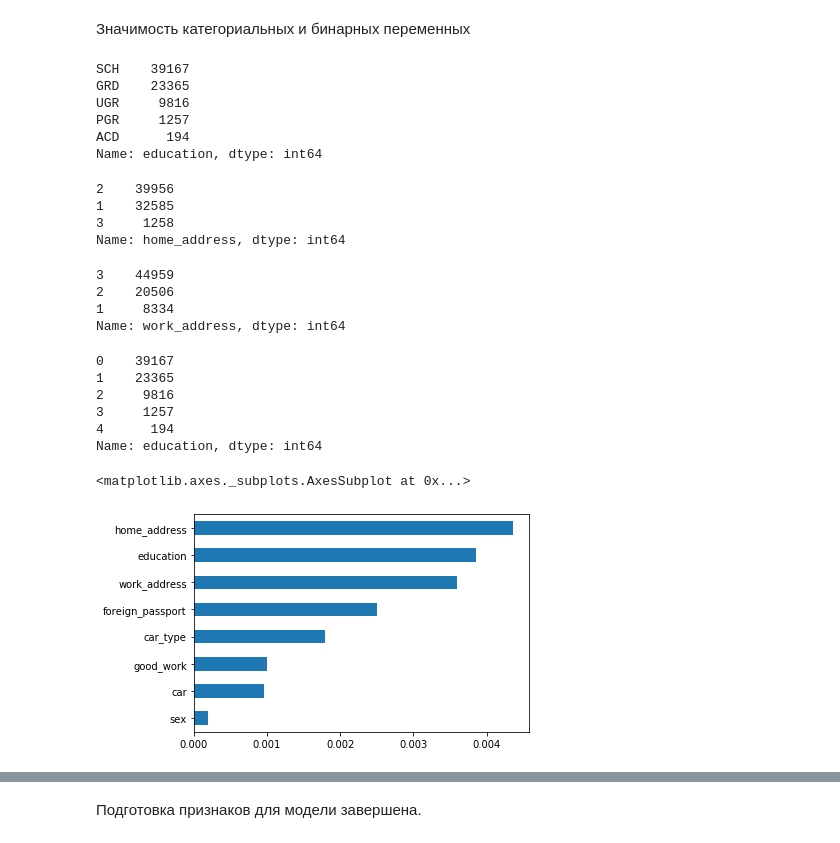
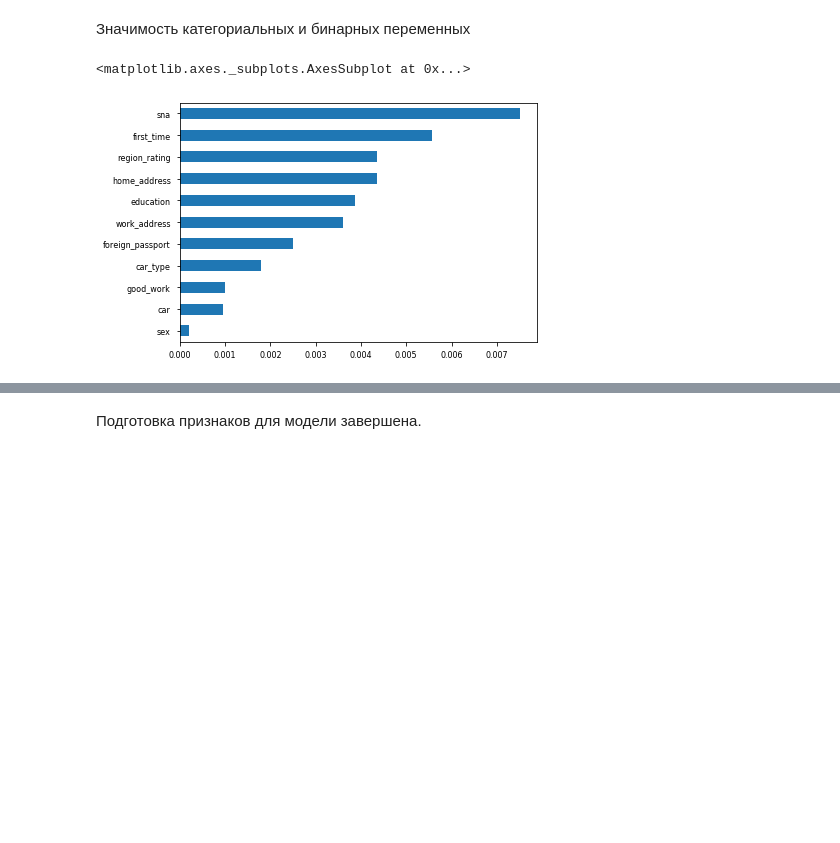
Before and after one commit to greg-kan/skillfactory_rds, a Jupyter notebook: module_4/kaggle_Module4_Computer_says_no.ipynb, the cells around one changed output, grey strips where cells are left out. Cells and saved outputs as stored; diff of their text form; code cells hidden in the pictures; blank space fills up the shorter version.

```diff
--- a/module_4/kaggle_Module4_Computer_says_no.ipynb
+++ b/module_4/kaggle_Module4_Computer_says_no.ipynb
@@ -252,0 +246,2 @@ df[num_cols].corr().abs()
+# %%
+df['income'] = np.log(df['income'])
@@ -264,7 +292,7 @@ imp_num.plot(kind = 'barh')
 # %%
 label_encoder = LabelEncoder()
 
-mapped_education = pd.Series(label_encoder.fit_transform(df['sex']))
+mapped_sex = pd.Series(label_encoder.fit_transform(df['sex']))
 print(dict(enumerate(label_encoder.classes_)))
 # %% [output]
 {0: 'F', 1: 'M'}
@@ -287,0 +318,2 @@ df.head()
+# %%
+cat_cols = ['education', 'home_address', 'work_address', 'region_rating', 'sna', 'first_time']
@@ -288,27 +404,2 @@ df.head()
 # %% [markdown]
 Значимость категориальных и бинарных переменных
-# %%
-cat_cols = ['education', 'home_address', 'work_address']
-# %%
-df.education.value_counts()
-# %% [output]
-SCH    39167
-GRD    23365
-UGR     9816
-PGR     1257
-ACD      194
-Name: education, dtype: int64
-# %%
-df.home_address.value_counts()
-# %% [output]
-2    39956
-1    32585
-3     1258
-Name: home_address, dtype: int64
-# %%
-df.work_address.value_counts()
-# %% [output]
-3    44959
-2    20506
-1     8334
-Name: work_address, dtype: int64
@@ -317,17 +406,8 @@ df.education = df.education.apply(lambda x: 0 if x=='SCH' else 1 if x=='GRD' els
-# %%
-df.education.value_counts()
-# %% [output]
-0    39167
-1    23365
-2     9816
-3     1257
-4      194
-Name: education, dtype: int64
 # %%
-imp_cat = Series(mutual_info_classif(df[bin_cols + cat_cols], df['default'],
+imp_cat = Series(mutual_info_classif(df[df['Train'] == 1][bin_cols + cat_cols], df[df['Train'] == 1]['default'],
                                      discrete_features =True), index = bin_cols + cat_cols)
 imp_cat.sort_values(inplace = True)
 imp_cat.plot(kind = 'barh')
 # %% [output]
 <matplotlib.axes._subplots.AxesSubplot at 0x...>
-[figure, old version]
+[figure, new version]
```
Also changed, not shown: parts of 123 cells of this notebook, 1 other file.
